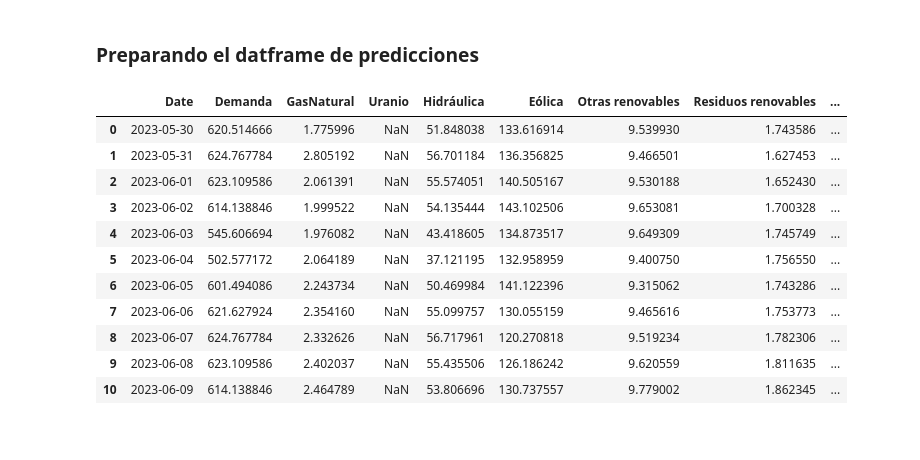
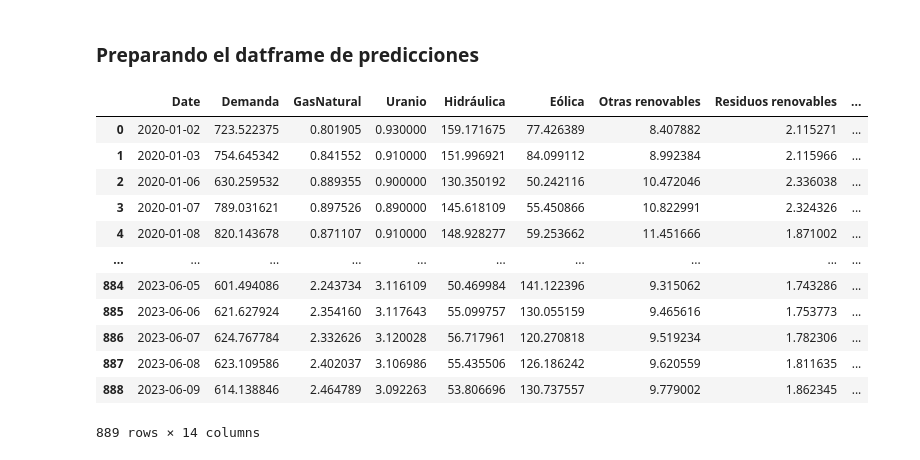
Before and after one commit to carolinariveraa/proyecto_final, a Jupyter notebook: datasetfinal.ipynb, the cells around one changed output. Saved outputs shown, nothing was run; the diff lists cells and outputs as text; code cells hidden in the pictures.

```diff
--- a/datasetfinal.ipynb
+++ b/datasetfinal.ipynb
@@ -770,23 +738,3 @@ columnas_ordenadas = ['Date', 'Demanda', 'GasNatural', 'Uranio', 'Hidráulica',
 
 # Reordenar las columnas
 preds = preds.reindex(columns=columnas_ordenadas)
-
-# Crear las columnas faltantes y rellenarlas con valores nulos
-columnas_faltantes = set(columnas_ordenadas) - set(preds.columns)
-for columna in columnas_faltantes:
-    preds[columna] = None
-# %%
-preds
-# %% [output]
-|  | Date | Demanda | GasNatural | Uranio | Hidráulica | Eólica | Otras renovables | Residuos renovables | ... |
-| 0 | 2023-05-30 | 620.514666 | 1.775996 | NaN | 51.848038 | 133.616914 | 9.539930 | 1.743586 | ... |
-| 1 | 2023-05-31 | 624.767784 | 2.805192 | NaN | 56.701184 | 136.356825 | 9.466501 | 1.627453 | ... |
-| 2 | 2023-06-01 | 623.109586 | 2.061391 | NaN | 55.574051 | 140.505167 | 9.530188 | 1.652430 | ... |
-| 3 | 2023-06-02 | 614.138846 | 1.999522 | NaN | 54.135444 | 143.102506 | 9.653081 | 1.700328 | ... |
-| 4 | 2023-06-03 | 545.606694 | 1.976082 | NaN | 43.418605 | 134.873517 | 9.649309 | 1.745749 | ... |
-| 5 | 2023-06-04 | 502.577172 | 2.064189 | NaN | 37.121195 | 132.958959 | 9.400750 | 1.756550 | ... |
-| 6 | 2023-06-05 | 601.494086 | 2.243734 | NaN | 50.469984 | 141.122396 | 9.315062 | 1.743286 | ... |
-| 7 | 2023-06-06 | 621.627924 | 2.354160 | NaN | 55.099757 | 130.055159 | 9.465616 | 1.753773 | ... |
-| 8 | 2023-06-07 | 624.767784 | 2.332626 | NaN | 56.717961 | 120.270818 | 9.519234 | 1.782306 | ... |
-| 9 | 2023-06-08 | 623.109586 | 2.402037 | NaN | 55.435506 | 126.186242 | 9.620559 | 1.811635 | ... |
-| 10 | 2023-06-09 | 614.138846 | 2.464789 | NaN | 53.806696 | 130.737557 | 9.779002 | 1.862345 | ... |
@@ -793,10 +743,29 @@ preds
 # %%
-pred_features = preds.drop('value', axis=1)
-pred_features_prep = preprocessor.transform(pred_features)
-predictions = modelo_final.predict(X=pred_features_prep)
+
+predictions = modelo_final.predict(X=pred_features)
 
 df_predictions = pd.DataFrame({
     'Date': preds['Date'],
     'Valor Real': preds['value'],
     'Predicciones': predictions
 })
+# %%
+preds['value'].fillna(df_predictions['Predicciones'], inplace=True)
+# %%
+final = pd.concat([merged_df, preds], ignore_index=True)
+# %%
+final.drop("weekend", axis=1, inplace=True)
+# %% [output]
+|  | Date | Demanda | GasNatural | Uranio | Hidráulica | Eólica | Otras renovables | Residuos renovables | ... |
+| 0 | 2020-01-02 | 723.522375 | 0.801905 | 0.930000 | 159.171675 | 77.426389 | 8.407882 | 2.115271 | ... |
+| 1 | 2020-01-03 | 754.645342 | 0.841552 | 0.910000 | 151.996921 | 84.099112 | 8.992384 | 2.115966 | ... |
+| 2 | 2020-01-06 | 630.259532 | 0.889355 | 0.900000 | 130.350192 | 50.242116 | 10.472046 | 2.336038 | ... |
+| 3 | 2020-01-07 | 789.031621 | 0.897526 | 0.890000 | 145.618109 | 55.450866 | 10.822991 | 2.324326 | ... |
+| 4 | 2020-01-08 | 820.143678 | 0.871107 | 0.910000 | 148.928277 | 59.253662 | 11.451666 | 1.871002 | ... |
+| ... | ... | ... | ... | ... | ... | ... | ... | ... | ... |
+| 884 | 2023-06-05 | 601.494086 | 2.243734 | 3.116109 | 50.469984 | 141.122396 | 9.315062 | 1.743286 | ... |
+| 885 | 2023-06-06 | 621.627924 | 2.354160 | 3.117643 | 55.099757 | 130.055159 | 9.465616 | 1.753773 | ... |
+| 886 | 2023-06-07 | 624.767784 | 2.332626 | 3.120028 | 56.717961 | 120.270818 | 9.519234 | 1.782306 | ... |
+| 887 | 2023-06-08 | 623.109586 | 2.402037 | 3.106986 | 55.435506 | 126.186242 | 9.620559 | 1.811635 | ... |
+| 888 | 2023-06-09 | 614.138846 | 2.464789 | 3.092263 | 53.806696 | 130.737557 | 9.779002 | 1.862345 | ... |
+889 rows × 14 columns
```
Also changed, not shown: parts of 4 cells of this notebook, 4 other files.
